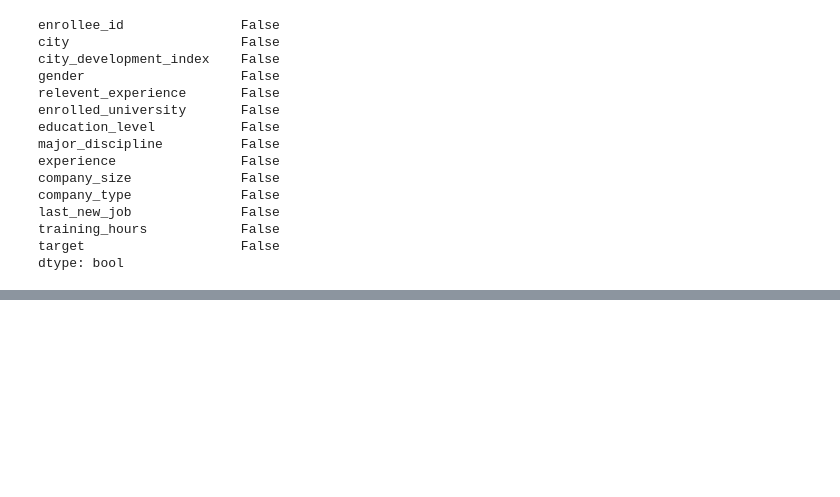
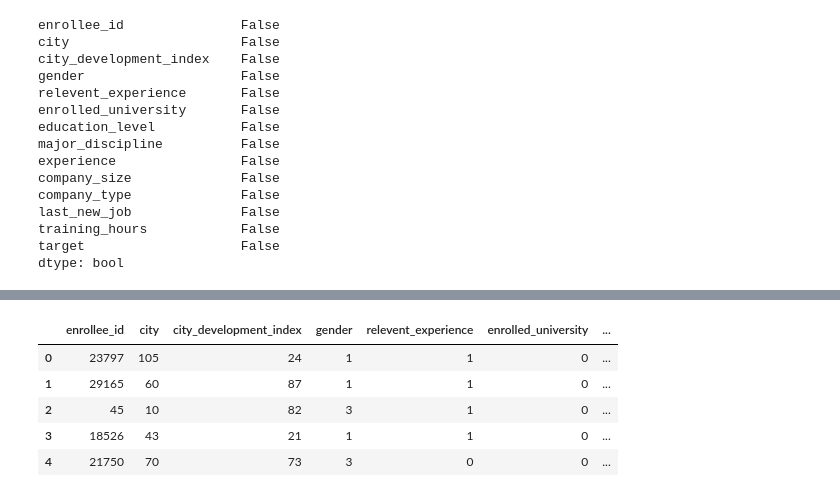
Before and after one commit to elenacramer/HR_Analysis, a Jupyter notebook: hr_analysiss_ED.ipynb, the cells around one changed output, grey strips where cells are left out. Saved outputs shown, nothing was run; the diff lists cells and outputs as text; code cells hidden in the pictures; blank space fills up the shorter version.

```diff
--- a/hr_analysiss_ED.ipynb
+++ b/hr_analysiss_ED.ipynb
@@ -264,2 +204,11 @@ dd_le.to_pickle("data/df_le.pkl")
+# %%
+df_le.head()
+# %% [output]
+|  | enrollee_id | city | city_development_index | gender | relevent_experience | enrolled_university | ... |
+| 0 | 23797 | 105 | 24 | 1 | 1 | 0 | ... |
+| 1 | 29165 | 60 | 87 | 1 | 1 | 0 | ... |
+| 2 | 45 | 10 | 82 | 3 | 1 | 0 | ... |
+| 3 | 18526 | 43 | 21 | 1 | 1 | 0 | ... |
+| 4 | 21750 | 70 | 73 | 3 | 0 | 0 | ... |
 # %%
 plt.subplots(figsize=(15, 9))
```
Also changed, not shown: parts of 14 cells of this notebook, 6 other files.
